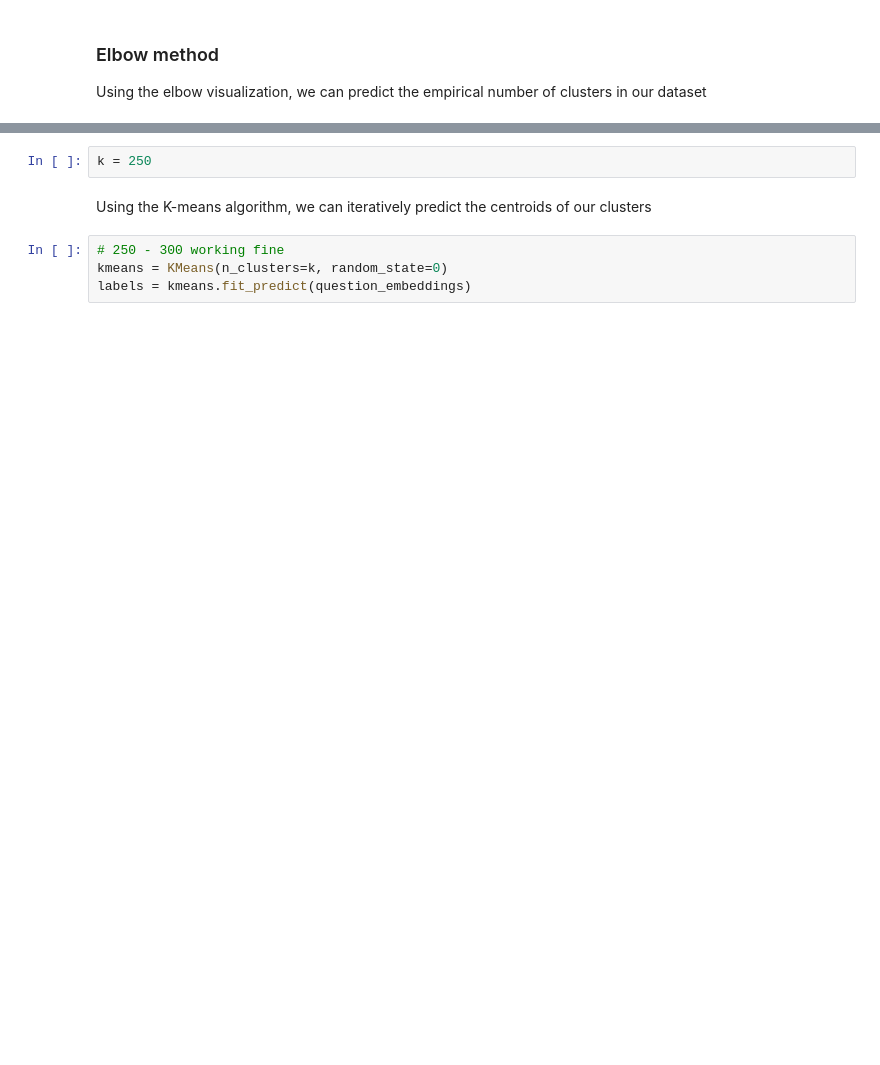
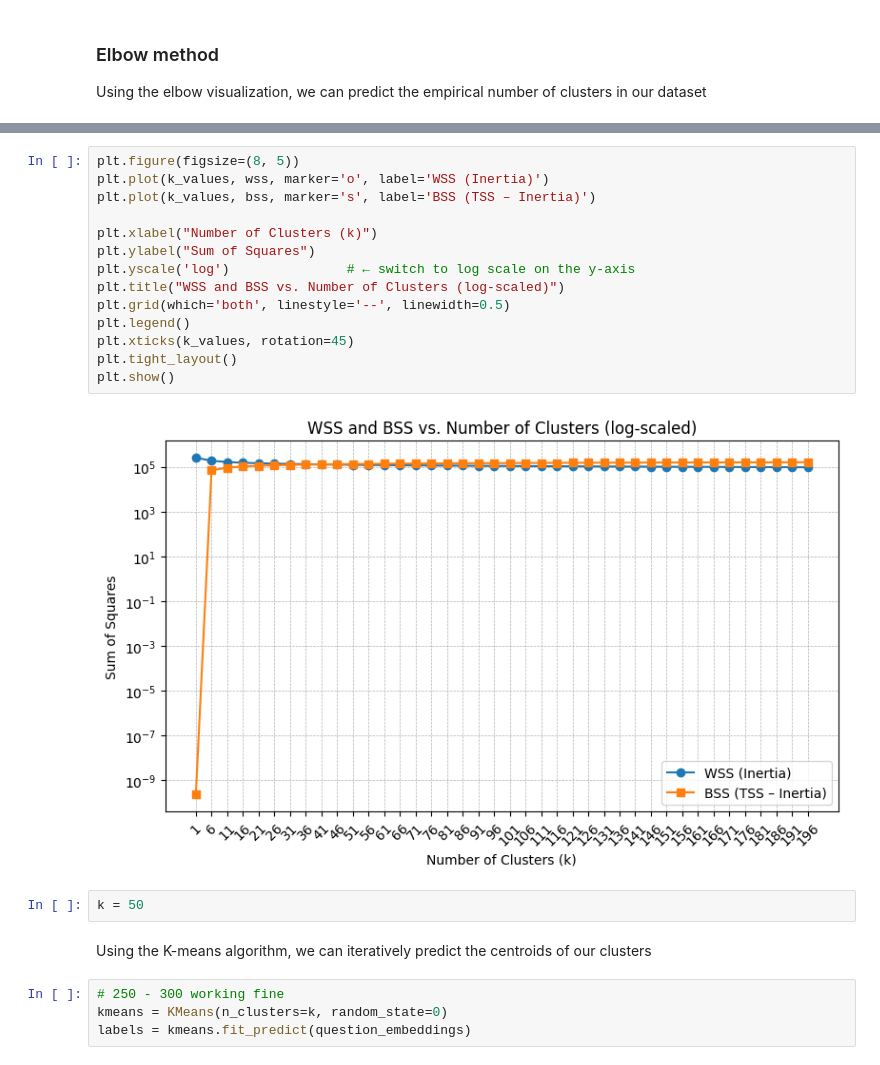
Before and after one commit to AlbertoEusebio/NLP-RAG1200, a Jupyter notebook: model_training.ipynb, the cells around one changed output, grey strips where cells are left out. Cells and saved outputs as stored; diff of their text form; blank space fills up the shorter version.

```diff
--- a/model_training.ipynb
+++ b/model_training.ipynb
@@ -604,5 +694,21 @@ plt.show()
+# %%
+plt.figure(figsize=(8, 5))
+plt.plot(k_values, wss, marker='o', label='WSS (Inertia)')
+plt.plot(k_values, bss, marker='s', label='BSS (TSS – Inertia)')
+
+plt.xlabel("Number of Clusters (k)")
+plt.ylabel("Sum of Squares")
+plt.yscale('log')               # ← switch to log scale on the y-axis
+plt.title("WSS and BSS vs. Number of Clusters (log-scaled)")
+plt.grid(which='both', linestyle='--', linewidth=0.5)
+plt.legend()
+plt.xticks(k_values, rotation=45)
+plt.tight_layout()
+plt.show()
+# %% [output]
+[figure, added]
 # %%
-k = 250
+k = 50
 # %% [markdown]
 Using the K-means algorithm, we can iteratively predict the centroids of our clusters
 # %%
```
Also changed, not shown: parts of 49 cells of this notebook.
